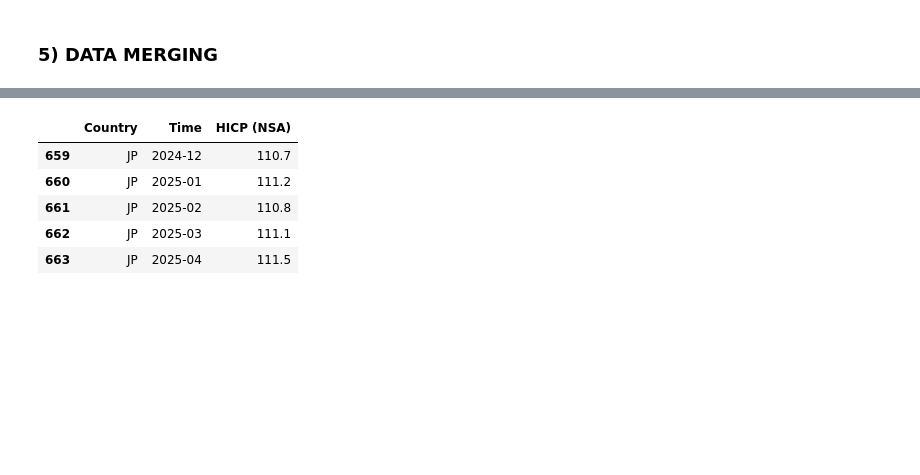
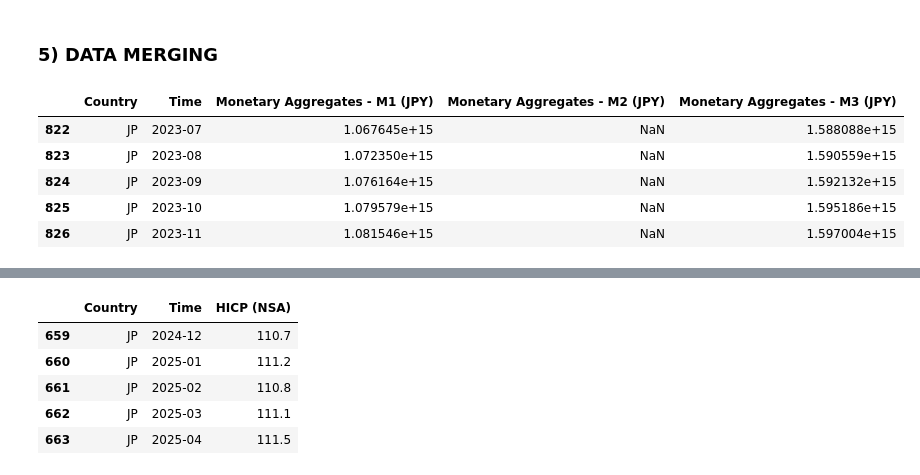
Before and after one commit to EliaLand/Policy_Target_RegimeSwitchingPersistence, a Jupyter notebook: Module1_data_extraction_manipulation.ipynb, the cells around one changed output, grey strips where cells are left out. Cells and saved outputs as stored; diff of their text form; code cells hidden in the pictures; blank space fills up the shorter version.

```diff
--- a/Module1_data_extraction_manipulation.ipynb
+++ b/Module1_data_extraction_manipulation.ipynb
@@ -213,0 +266,16 @@ jp_stock_m_raw.tail()
+# %%
+# Monetary Aggregates and Their Components: Broad Money and Components: M2 for Japan (monthly, YPJ, seasonally adjusted, 1955-01, 2017-02)
+# https://fred.stlouisfed.org/series/MYAGM2JPM189S
+
+jp_m2_m_raw = fetch_FRED("MYAGM2JPM189S")
+jp_m2_m_raw = jp_m2_m_raw.rename(columns=
+        {"date": "Time",
+         "MYAGM2JPM189S": "Monetary Aggregates - M2 (JPY)"
+})
+
+jp_m2_m_raw["Time"] = jp_m2_m_raw["Time"].dt.to_period("M").astype(str)
+
+jp_m2_m_raw["Country"] = "JP"
+jp_m2_m_raw = jp_m2_m_raw[["Country", "Time", "Monetary Aggregates - M2 (JPY)"]]
+
+jp_m2_m_raw.tail()
@@ -213,0 +291,16 @@ jp_stock_m_raw.tail()
+# %%
+# Monetary Aggregates and Their Components: Broad Money and Components: M1 for Japan (monthly, YPJ, seasonally adjusted, 1960-01, 2023-11)
+# https://fred.stlouisfed.org/series/MANMM101JPM189S
+
+jp_m1_m_raw = fetch_FRED("MANMM101JPM189S")
+jp_m1_m_raw = jp_m1_m_raw.rename(columns=
+        {"date": "Time",
+         "MANMM101JPM189S": "Monetary Aggregates - M1 (JPY)"
+})
+
+jp_m1_m_raw["Time"] = jp_m1_m_raw["Time"].dt.to_period("M").astype(str)
+
+jp_m1_m_raw["Country"] = "JP"
+jp_m1_m_raw = jp_m1_m_raw[["Country", "Time", "Monetary Aggregates - M1 (JPY)"]]
+
+jp_m1_m_raw.tail()
@@ -464,2 +873,16 @@ jp_cgdebt_m_raw.tail()
 # %% [markdown]
 ### **5) DATA MERGING**
+# %%
+# Broad Money Dataframe
+jp_broad_money_df = pd.merge(jp_m1_m_raw, jp_m2_m_raw, on=["Country", "Time"], how="outer")
+jp_broad_money_df = pd.merge(jp_broad_money_df, jp_m3_m_raw, on=["Country", "Time"], how="outer")
+
+jp_broad_money_df.to_csv("Data/Aggregated/jp_broad_money_df.csv", index=False)
+jp_broad_money_df.tail()
+# %% [output]
+|  | Country | Time | Monetary Aggregates - M1 (JPY) | Monetary Aggregates - M2 (JPY) | Monetary Aggregates - M3 (JPY) |
+| 822 | JP | 2023-07 | 1.067645e+15 | NaN | 1.588088e+15 |
+| 823 | JP | 2023-08 | 1.072350e+15 | NaN | 1.590559e+15 |
+| 824 | JP | 2023-09 | 1.076164e+15 | NaN | 1.592132e+15 |
+| 825 | JP | 2023-10 | 1.079579e+15 | NaN | 1.595186e+15 |
+| 826 | JP | 2023-11 | 1.081546e+15 | NaN | 1.597004e+15 |
```
Also changed, not shown: parts of 49 cells of this notebook, 18 other files.
